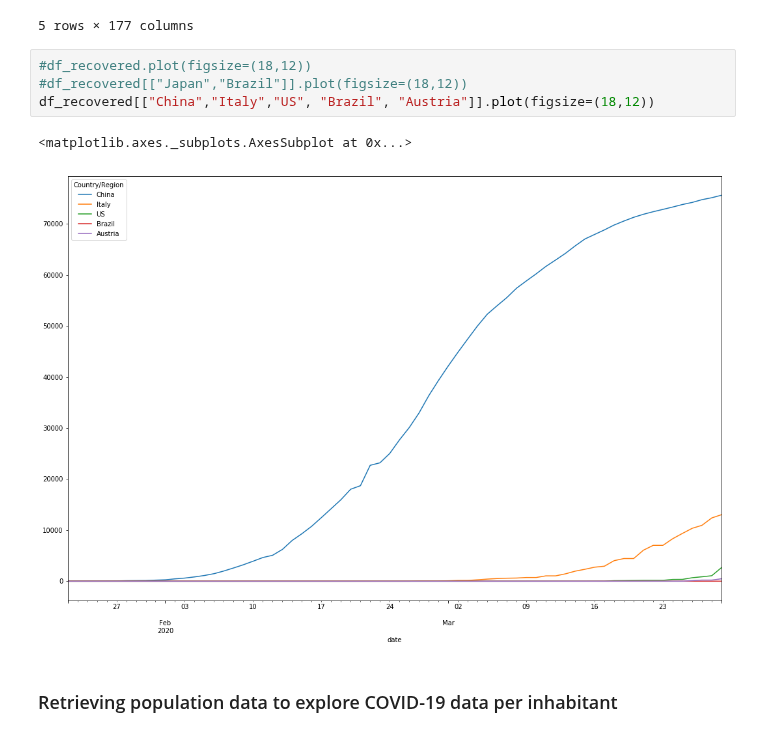
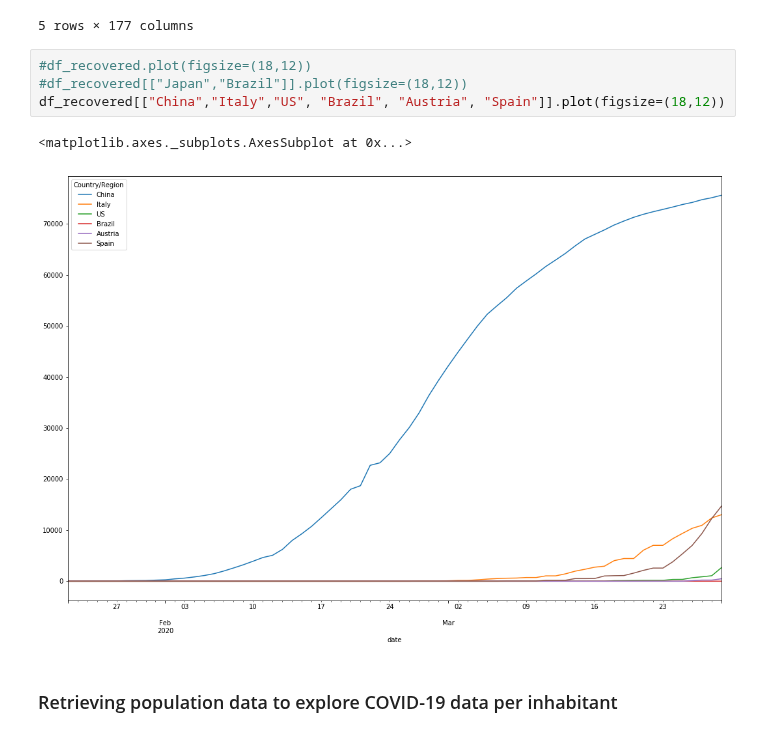
Before and after one commit to rsouza/COVID-19, a Jupyter notebook: daily_cases_deaths_recovered.ipynb, the cells around one changed output. Cells and saved outputs as stored; diff of their text form.

```diff
--- a/daily_cases_deaths_recovered.ipynb
+++ b/daily_cases_deaths_recovered.ipynb
@@ -75,10 +74,10 @@ df_recovered.head()
 # %%
 #df_recovered.plot(figsize=(18,12))
 #df_recovered[["Japan","Brazil"]].plot(figsize=(18,12))
-df_recovered[["China","Italy","US", "Brazil", "Austria"]].plot(figsize=(18,12))
+df_recovered[["China","Italy","US", "Brazil", "Austria", "Spain"]].plot(figsize=(18,12))
 # %% [output]
 <matplotlib.axes._subplots.AxesSubplot at 0x...>
-[figure, old version]
+[figure, new version]
 # %% [markdown]
 ### Retrieving population data to explore COVID-19 data per inhabitant
 # %%
```
Also changed, not shown: parts of 7 cells of this notebook.
